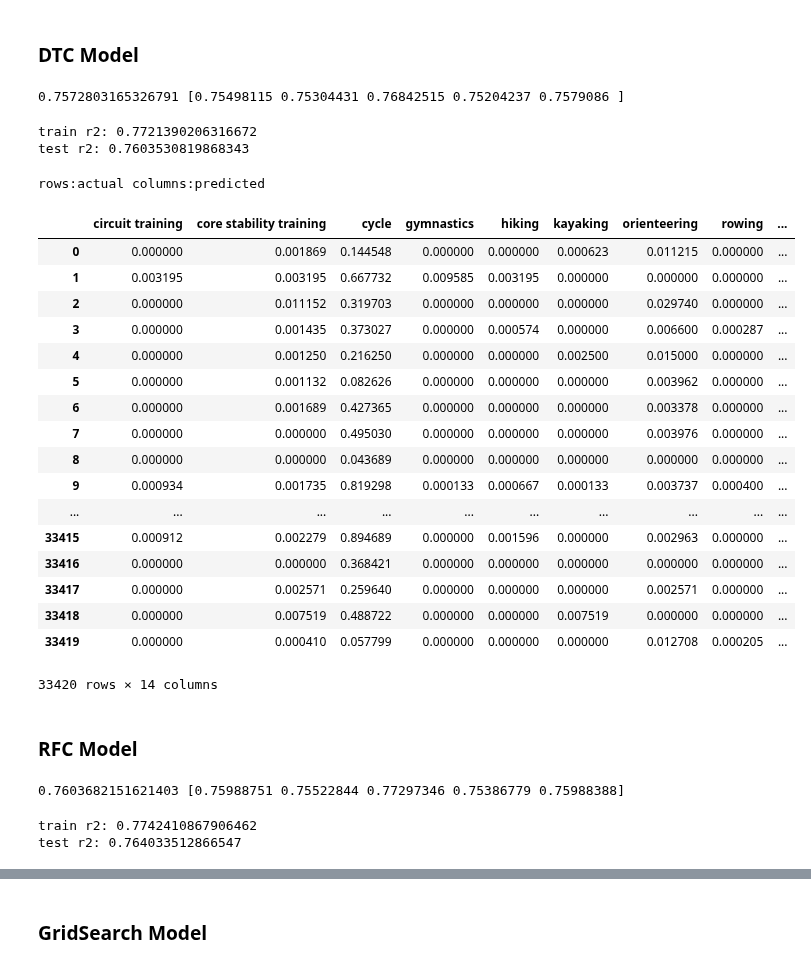
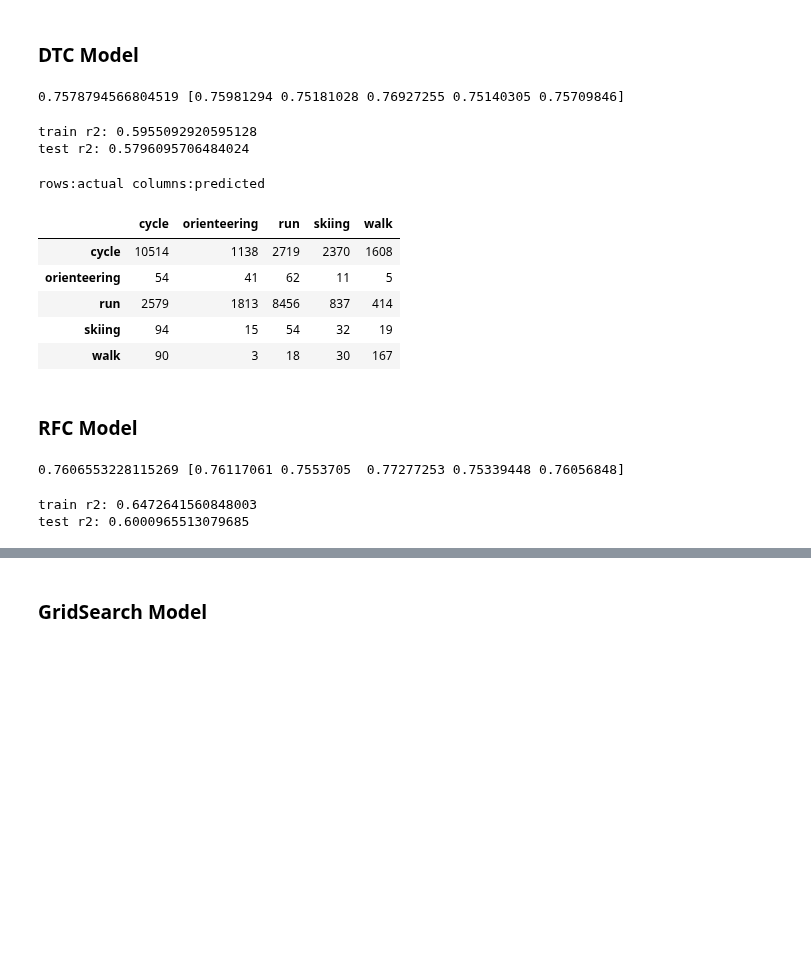
Before and after one commit to cheekeet86/project-capstone, a Jupyter notebook: code/3_model_fitrec.ipynb, the cells around one changed output, grey strips where cells are left out. Saved outputs shown, nothing was run; the diff lists cells and outputs as text; code cells hidden in the pictures; blank space fills up the shorter version.

```diff
--- a/code/3_model_fitrec.ipynb
+++ b/code/3_model_fitrec.ipynb
@@ -159,8 +160,9 @@ count = df_model['sport'].value_counts()
 #count_cond = count[count > 1].index
 #count_cond = count[count >= 5].index
 #count_cond = count[count >= 10].index
-count_cond = count[count >= 50].index
+#count_cond = count[count >= 50].index
 #count_cond = count[count >= 100].index
+count_cond = count[count >= 800].index
 
 count_mask = df_model['sport'].isin(count_cond)
 df_model = df_model[count_mask]
@@ -249,0 +252,3 @@ print(y_test.shape)
+# %%
+sm = SMOTE(random_state=3050)
+X_train, y_train = sm.fit_sample(X_train, y_train.ravel())
@@ -377,7 +377,7 @@ dtc = DecisionTreeClassifier(max_depth=10,random_state=3050)
 score = cross_val_score(dtc,X,y,cv=5)
 print(score.mean(),score)
 # %% [output]
-0.7572803165326791 [0.75498115 0.75304431 0.76842515 0.75204237 0.7579086 ]
+0.7578794566804519 [0.75981294 0.75181028 0.76927255 0.75140305 0.75709846]
 # %%
 # fit model
 dtc = dtc.fit(X_train,y_train)
@@ -386,38 +386,26 @@ dtc = dtc.fit(X_train,y_train)
 print("train r2:",dtc.score(X_train, y_train))
 print("test r2:",dtc.score(X_test, y_test))
 # %% [output]
-train r2: 0.7721390206316672
-test r2: 0.7603530819868343
+train r2: 0.5955092920595128
+test r2: 0.5796095706484024
 # %%
 # confusion matrix
 print('rows:actual columns:predicted')
 
-# y_pred = dtc.predict(X_test)
-# cm = confusion_matrix(y_test, y_pred)
-# pd.DataFrame(data=cm, columns=le.classes_, index=le.classes_)
+y_pred = dtc.predict(X_test)
+cm = confusion_matrix(y_test, y_pred)
+pd.DataFrame(data=cm, columns=le.classes_, index=le.classes_)
 
-y_pred = dtc.predict_proba(X_test)
-pd.DataFrame(y_pred,columns=le.classes_)
+# y_pred = dtc.predict_proba(X_test)
+# pd.DataFrame(y_pred,columns=le.classes_)
 # %% [output]
 rows:actual columns:predicted
-|  | circuit training | core stability training | cycle | gymnastics | hiking | kayaking | orienteering | rowing | ... |
-| 0 | 0.000000 | 0.001869 | 0.144548 | 0.000000 | 0.000000 | 0.000623 | 0.011215 | 0.000000 | ... |
-| 1 | 0.003195 | 0.003195 | 0.667732 | 0.009585 | 0.003195 | 0.000000 | 0.000000 | 0.000000 | ... |
-| 2 | 0.000000 | 0.011152 | 0.319703 | 0.000000 | 0.000000 | 0.000000 | 0.029740 | 0.000000 | ... |
-| 3 | 0.000000 | 0.001435 | 0.373027 | 0.000000 | 0.000574 | 0.000000 | 0.006600 | 0.000287 | ... |
-| 4 | 0.000000 | 0.001250 | 0.216250 | 0.000000 | 0.000000 | 0.002500 | 0.015000 | 0.000000 | ... |
-| 5 | 0.000000 | 0.001132 | 0.082626 | 0.000000 | 0.000000 | 0.000000 | 0.003962 | 0.000000 | ... |
-| 6 | 0.000000 | 0.001689 | 0.427365 | 0.000000 | 0.000000 | 0.000000 | 0.003378 | 0.000000 | ... |
-| 7 | 0.000000 | 0.000000 | 0.495030 | 0.000000 | 0.000000 | 0.000000 | 0.003976 | 0.000000 | ... |
-| 8 | 0.000000 | 0.000000 | 0.043689 | 0.000000 | 0.000000 | 0.000000 | 0.000000 | 0.000000 | ... |
-| 9 | 0.000934 | 0.001735 | 0.819298 | 0.000133 | 0.000667 | 0.000133 | 0.003737 | 0.000400 | ... |
-| ... | ... | ... | ... | ... | ... | ... | ... | ... | ... |
-| 33415 | 0.000912 | 0.002279 | 0.894689 | 0.000000 | 0.001596 | 0.000000 | 0.002963 | 0.000000 | ... |
-| 33416 | 0.000000 | 0.000000 | 0.368421 | 0.000000 | 0.000000 | 0.000000 | 0.000000 | 0.000000 | ... |
-| 33417 | 0.000000 | 0.002571 | 0.259640 | 0.000000 | 0.000000 | 0.000000 | 0.002571 | 0.000000 | ... |
-| 33418 | 0.000000 | 0.007519 | 0.488722 | 0.000000 | 0.000000 | 0.007519 | 0.000000 | 0.000000 | ... |
-| 33419 | 0.000000 | 0.000410 | 0.057799 | 0.000000 | 0.000000 | 0.000000 | 0.012708 | 0.000205 | ... |
+|  | cycle | orienteering | run | skiing | walk |
+| cycle | 10514 | 1138 | 2719 | 2370 | 1608 |
+| orienteering | 54 | 41 | 62 | 11 | 5 |
+| run | 2579 | 1813 | 8456 | 837 | 414 |
+| skiing | 94 | 15 | 54 | 32 | 19 |
+| walk | 90 | 3 | 18 | 30 | 167 |
-33420 rows × 14 columns
 # %%
 # # initialize the output file object
 # dot_data = StringIO()
@@ -446,7 +434,7 @@ rfc = RandomForestClassifier(n_estimators=10,max_depth=10,n_jobs=2, random_state
 score = cross_val_score(rfc,X,y,cv=5)
 print(score.mean(),score)
 # %% [output]
-0.7603682151621403 [0.75988751 0.75522844 0.77297346 0.75386779 0.75988388]
+0.7606553228115269 [0.76117061 0.7553705  0.77277253 0.75339448 0.76056848]
 # %%
 # fit model
 rfc = rfc.fit(X_train,y_train)
@@ -455,8 +443,8 @@ rfc = rfc.fit(X_train,y_train)
 print("train r2:",rfc.score(X_train, y_train))
 print("test r2:",rfc.score(X_test, y_test))
 # %% [output]
-train r2: 0.7742410867906462
-test r2: 0.764033512866547
+train r2: 0.6472641560848003
+test r2: 0.6000965513079685
 # %%
 # confusion matrix
 print('rows:actual columns:predicted')
```
Also changed, not shown: parts of 20 cells of this notebook, 7 other files.
